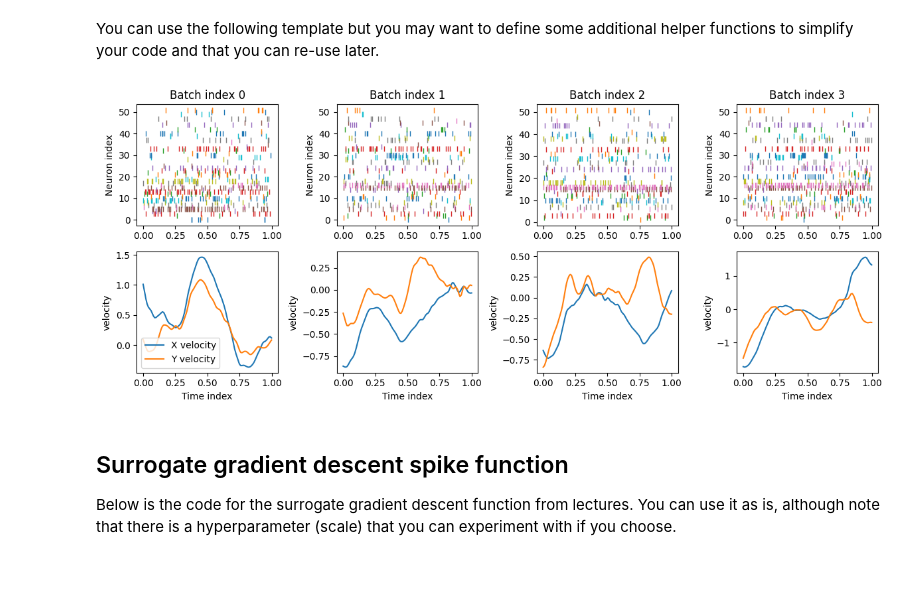
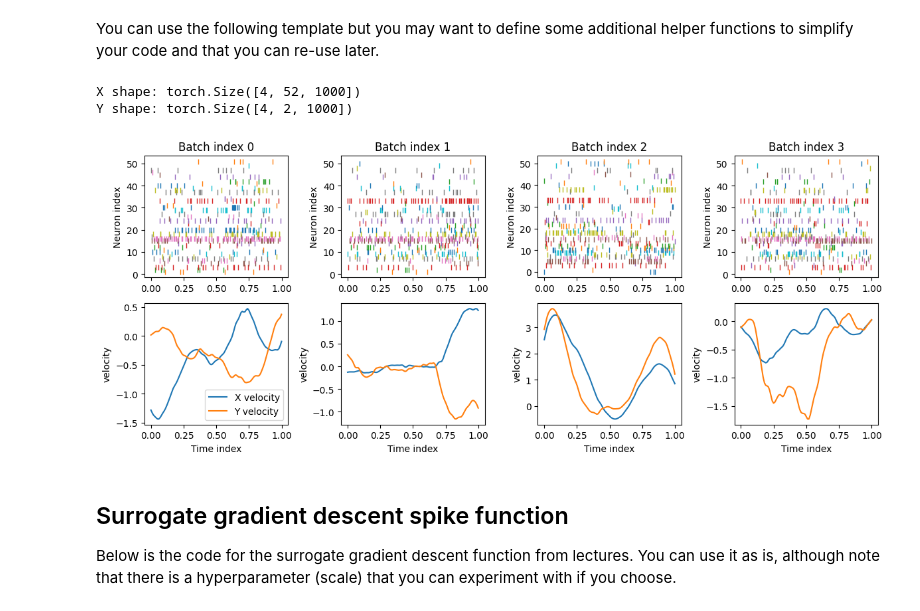
Before and after one commit to codinghasnat/Neuro4ML_2, a Jupyter notebook: Ayman/cw2-decoding.ipynb, the cells around one changed output. Cells and saved outputs as stored; diff of their text form; code cells hidden in the pictures; blank space fills up the shorter version.

```diff
--- a/Ayman/cw2-decoding.ipynb
+++ b/Ayman/cw2-decoding.ipynb
@@ -253,7 +253,7 @@ def prepare_batch(batch_segment, spike_times, vel_times, vel, dt, length, num_ti
 
     return x_batch, y_batch
 
-def batched_data(range_to_use, spike_times, vel, vel_times, dt=ms, length=1, batch_size=64):
+def batched_data(range_to_use, spike_times, vel, vel_times, dt=ms, length=1, batch_size=64, max_num_batches=40):
     start_time, end_time = range_to_use
 
     # Create segments each length seconds long
@@ -261,7 +261,7 @@ def batched_data(range_to_use, spike_times, vel, vel_times, dt=ms, length=1, bat
     random.shuffle(segments)  # Shuffle segments to randomize batch contents
 
     num_segments = len(segments)
-    num_batches = num_segments // batch_size
+    num_batches = min(num_segments // batch_size, max_num_batches)
 
     for batch_idx in range(num_batches):
         x = torch.zeros((batch_size, len(spike_times), int(length / dt)))
@@ -273,34 +273,38 @@ def batched_data(range_to_use, spike_times, vel, vel_times, dt=ms, length=1, bat
                 x_batch, y_batch = prepare_batch(segments[segment_index], spike_times, vel_times, vel, dt, length, int(length / dt))
                 x[b] = x_batch
                 y[b] = y_batch
 
         yield x, y
 
 # Plot a sample of data
 
 # Plot a sample of data
 x, y = next(batched_data(train_range, spike_times, vel, vel_times, dt=ms, length=1, batch_size=4))
+print(f"X shape: {x.shape}")
+print(f"Y shape: {y.shape}")
 plt.figure(figsize=(12, 5))
 for b in range(4):
   # Plot spikes for this batch index
   ax = plt.subplot(2, 4, b+1)
   for neuron_idx in range(x.shape[1]):  # x.shape[1] will give num neurons in the tensor
       spike_times_batch = np.where(x[b, neuron_idx].numpy() == 1)[0] * ms  # dt=ms
       plt.plot(spike_times_batch, [neuron_idx]*len(spike_times_batch), '|')
   plt.ylabel('Neuron index')
   plt.title(f'Batch index {b}')
   # Plot velocities for this batch index
   plt.subplot(2, 4, b+5, sharex=ax)
   time_axis = np.arange(0, x.shape[2]*1e-3, 1e-3)
   plt.plot(time_axis, y[b, 0].numpy(), label='X velocity')
   plt.plot(time_axis, y[b, 1].numpy(), label='Y velocity')
   plt.xlabel('Time index')
   plt.ylabel('velocity')
   if b==0:
     plt.legend(loc='best')
 plt.tight_layout();
 # %% [output]
+X shape: torch.Size([4, 52, 1000])
+Y shape: torch.Size([4, 2, 1000])
-[figure, old version]
+[figure, new version]
 # %% [markdown]
 ## Surrogate gradient descent spike function
 
```
Also changed, not shown: parts of 9 cells of this notebook.
